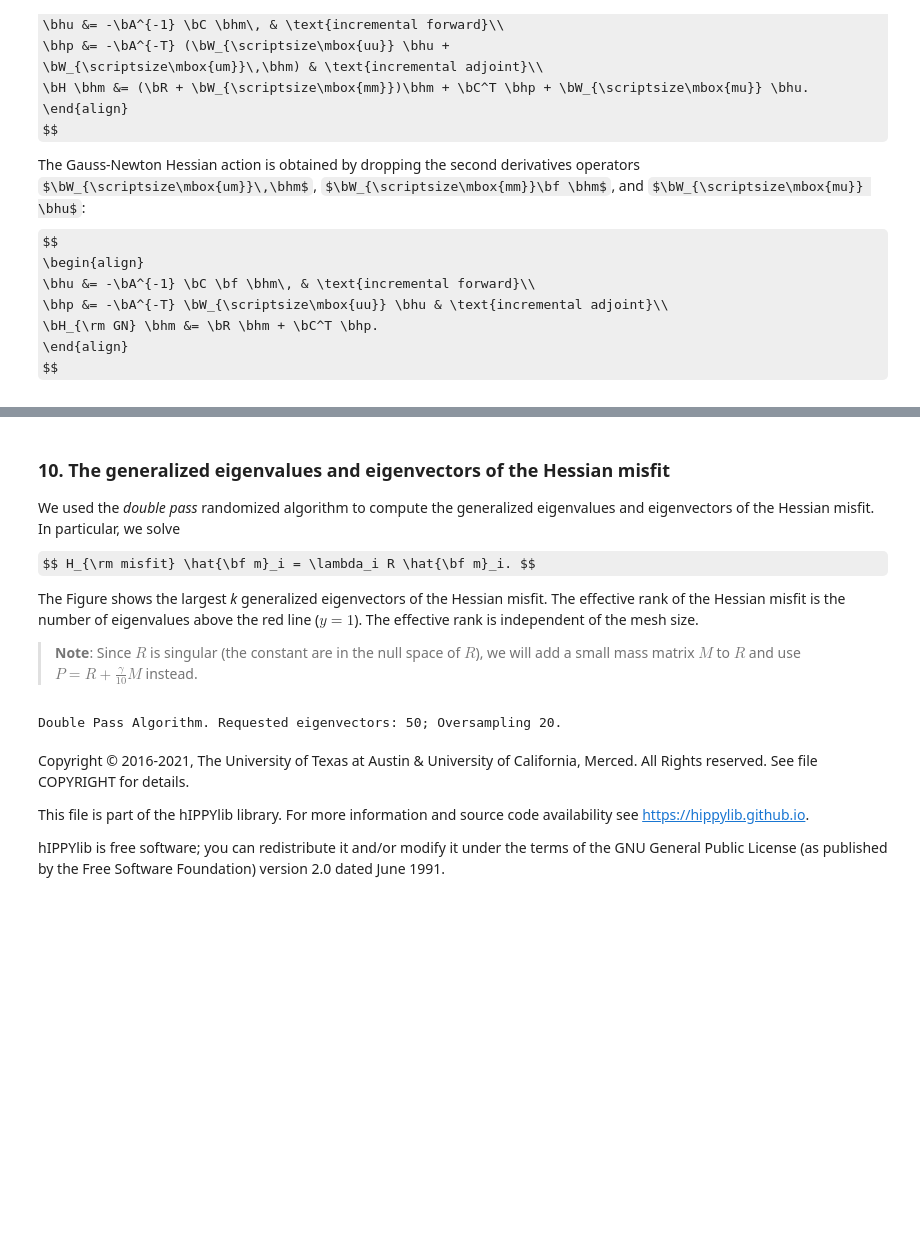
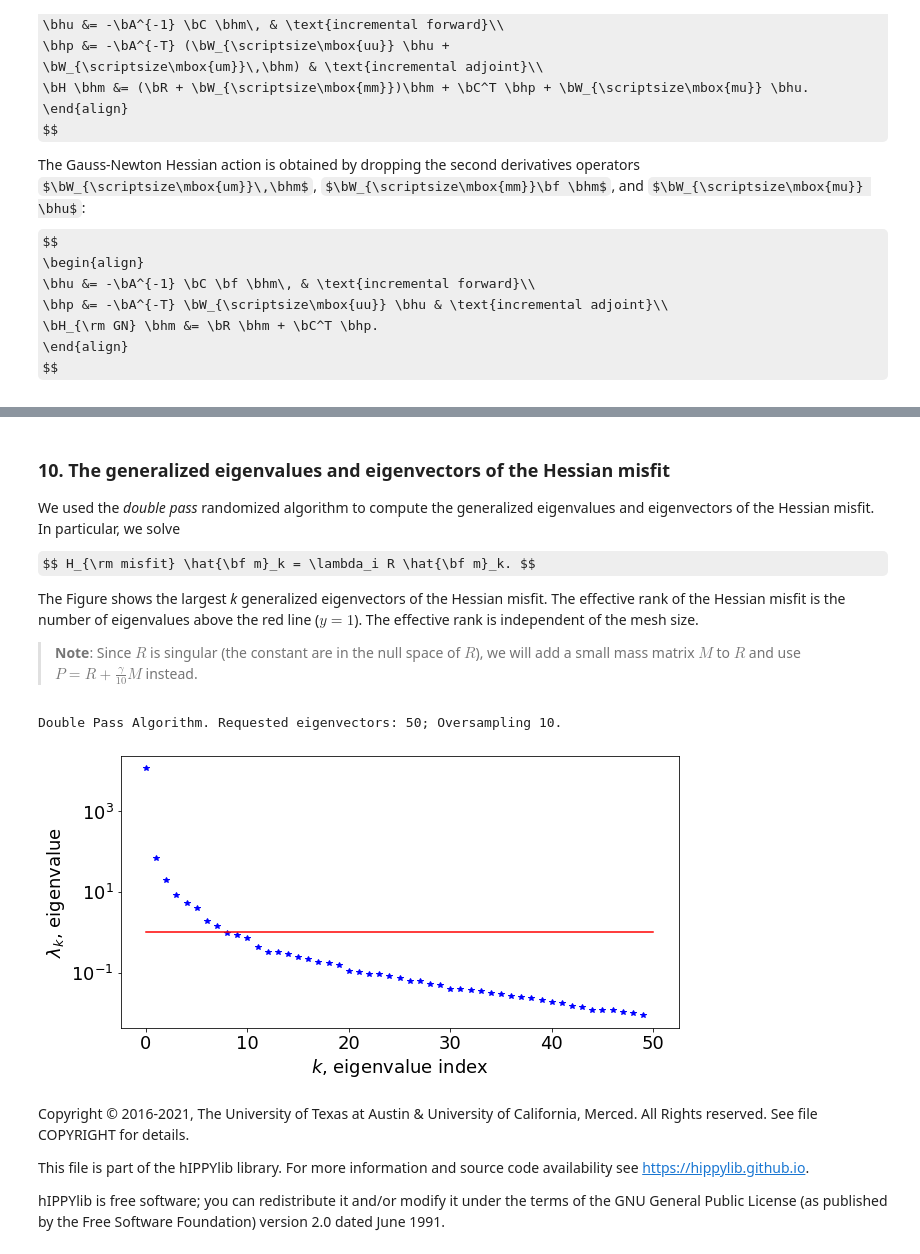
Before and after one commit to npetra/vippde-lab, a Jupyter notebook: 02_PDEConstrainedInverseProblems/ip-poisson-deterministic-incg.ipynb, the cells around one changed output, grey strips where cells are left out. Saved outputs shown, nothing was run; the diff lists cells and outputs as text; code cells hidden in the pictures; some formulas as TeX source; blank space fills up the shorter version.

```diff
--- a/02_PDEConstrainedInverseProblems/ip-poisson-deterministic-incg.ipynb
+++ b/02_PDEConstrainedInverseProblems/ip-poisson-deterministic-incg.ipynb
@@ -532,7 +533,9 @@ $$J( m + \alpha \hat m ) \leq J(m) + \alpha c_{\rm armijo} (\hat m,g). $$
 # %%
+from hippylib import CGSolverSteihaug, amg_method
+
 # define parameters for the optimization
 tol = 1e-8
-c = 1e-4
+c   = 1e-4
 maxiter = 12
 plot_on = False
 
@@ -604,7 +607,7 @@ while iter <  maxiter and not converged:
         dl.solve(state_A, u.vector(), state_b)
 
         # evaluate cost
-        [cost_new, misfit_new, reg_new] = cost(u, d, m, gamma)
+        [cost_new, misfit_new, reg_new] = cost(u, ud, m, gamma)
 
         # check if Armijo conditions are satisfied
         if cost_new < cost_old + alpha * c * MG.inner(m_delta):
@@ -613,7 +616,7 @@ while iter <  maxiter and not converged:
         else:
             no_backtrack += 1
             alpha *= 0.5
-            m.assign(m_prev)  # reset a
+            m.assign(m_prev)  # reset m
 
     # calculate sqrt(-G * D)
     graddir = np.sqrt(- MG.inner(m_delta) )
@@ -660,7 +667,7 @@ plt.show()
 We used the *double pass* randomized algorithm to compute the generalized eigenvalues and eigenvectors of the Hessian misfit.
 In particular, we solve
 
-$$ H_{\rm misfit} \hat{\bf m}_i = \lambda_i R \hat{\bf m}_i. $$
+$$ H_{\rm misfit} \hat{\bf m}_k = \lambda_i R \hat{\bf m}_k. $$
 
 The Figure shows the largest *k* generalized eigenvectors of the Hessian misfit.
 The effective rank of the Hessian misfit is the number of eigenvalues above the red line ($y=1$).
@@ -668,23 +675,27 @@ The effective rank is independent of the mesh size.
 
 > **Note**: Since $R$ is singular (the constant are in the null space of $R$), we will add a small mass matrix $M$ to $R$ and use $P = R + \frac{\gamma}{10}M$ instead.
 # %%
+from hippylib import doublePassG, MultiVector, parRandom
+
+
 Hmisfit = HessianOperator(None, Wmm, C, state_A, adjoint_A, W, Wum, bc_adj, use_gaussnewton=False)
 k = 50
-p = 20
-print( "Double Pass Algorithm. Requested eigenvectors: {0}; Oversampling {1}.".format(k,p) )
+l = 10
+print( "Double Pass Algorithm. Requested eigenvectors: {0}; Oversampling {1}.".format(k, l) )
 
-Omega = MultiVector(m.vector(), k+p)
+Omega = MultiVector(m.vector(), k+l)
 parRandom.normal(1., Omega)
 lmbda, evecs = doublePassG(Hmisfit, P, Psolver, Omega, k)
 
 plt.plot(range(0,k), lmbda, 'b*', range(0,k+1), np.ones(k+1), '-r')
 plt.yscale('log')
-plt.xlabel('number')
-plt.ylabel('eigenvalue')
-
+plt.xlabel(r'$k$, eigenvalue index')
+plt.ylabel(r'$\lambda_{k}$, eigenvalue')
+plt.show()
 #nb.plot_eigenvectors(Vm, evecs, mytitle="Eigenvector", which=[0,1,2,5,10,15])
 # %% [output]
-Double Pass Algorithm. Requested eigenvectors: 50; Oversampling 20.
+Double Pass Algorithm. Requested eigenvectors: 50; Oversampling 10.
+[figure, added]
 # %% [markdown]
 Copyright &copy; 2016-2021, The University of Texas at Austin & University of California, Merced.
 All Rights reserved.
```
Also changed, not shown: parts of 13 cells of this notebook.
